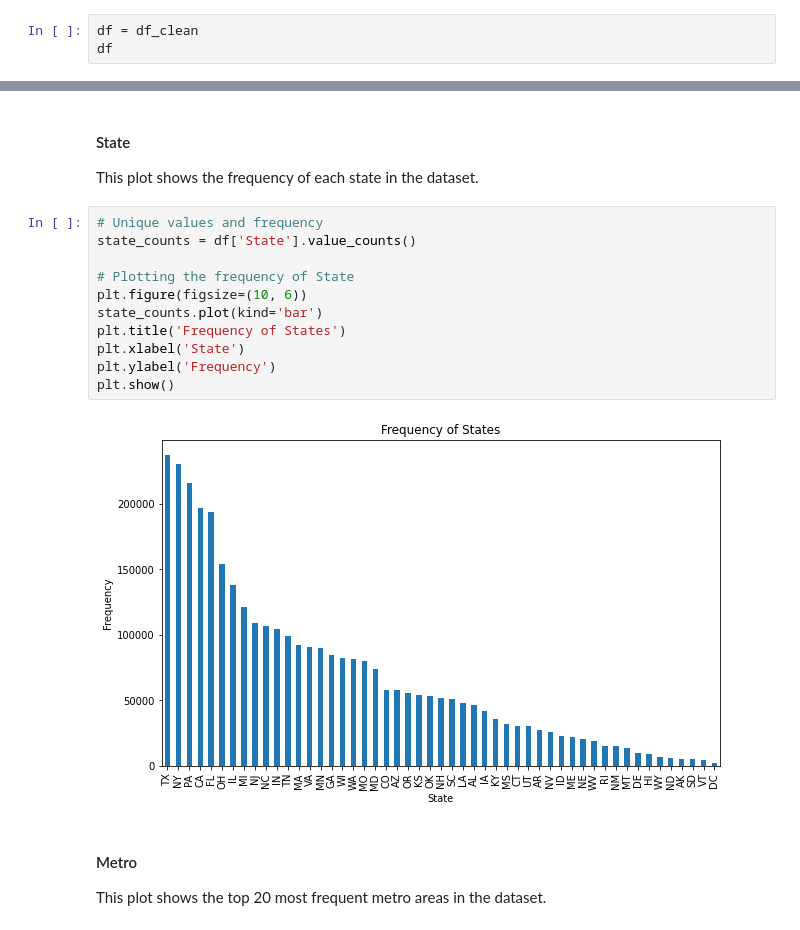
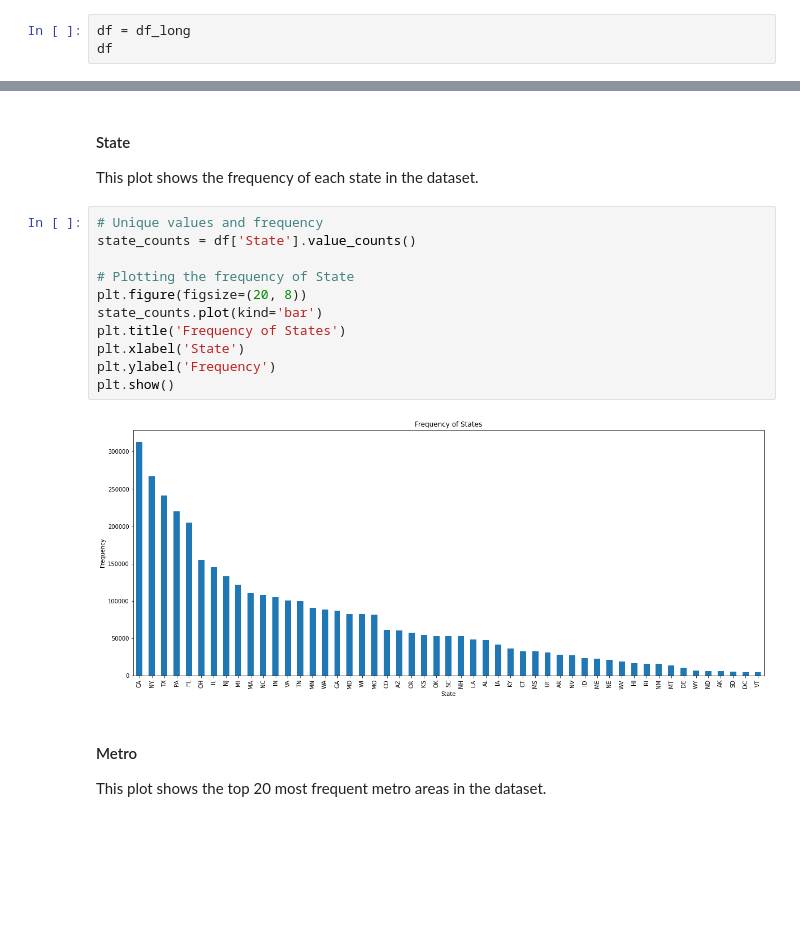
Before and after one commit to KirigoY/Group1_Phase4_Project, a Jupyter notebook: starter_notebook.ipynb, the cells around one changed output, grey strips where cells are left out. Saved outputs shown, nothing was run; the diff lists cells and outputs as text; blank space fills up the shorter version.

```diff
--- a/starter_notebook.ipynb
+++ b/starter_notebook.ipynb
@@ -616,5 +512,5 @@ Name: Price, dtype: float64
 # %%
-df = df_clean
+df = df_long
 df
 # %% [output]
 |  | RegionID | RegionName | City | State | Metro | CountyName | SizeRank | Price |
@@ -711,16 +571,16 @@ This plot shows the frequency of each state in the dataset.
 # %%
 # Unique values and frequency
 state_counts = df['State'].value_counts()
 
 # Plotting the frequency of State
-plt.figure(figsize=(10, 6))
+plt.figure(figsize=(20, 8))
 state_counts.plot(kind='bar')
 plt.title('Frequency of States')
 plt.xlabel('State')
 plt.ylabel('Frequency')
 plt.show()
 # %% [output]
-[figure, old version]
+[figure, new version]
 # %% [markdown]
 #### Metro
 
```
Also changed, not shown: parts of 54 cells of this notebook.
